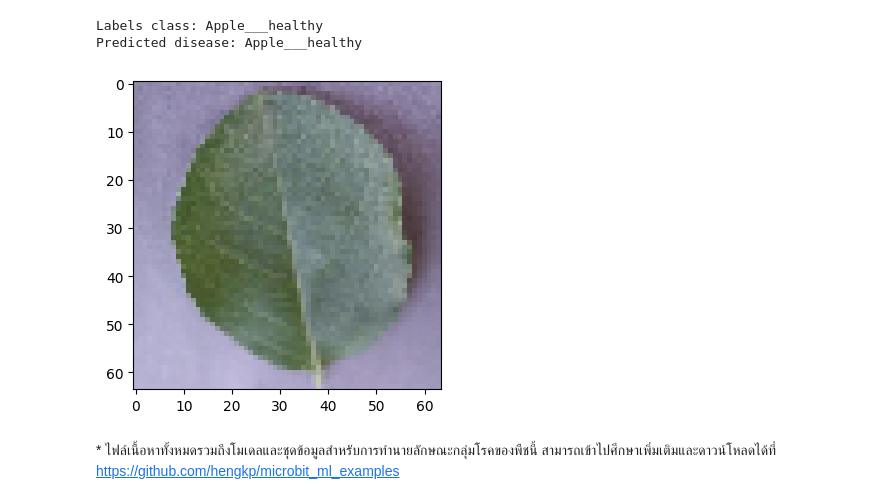
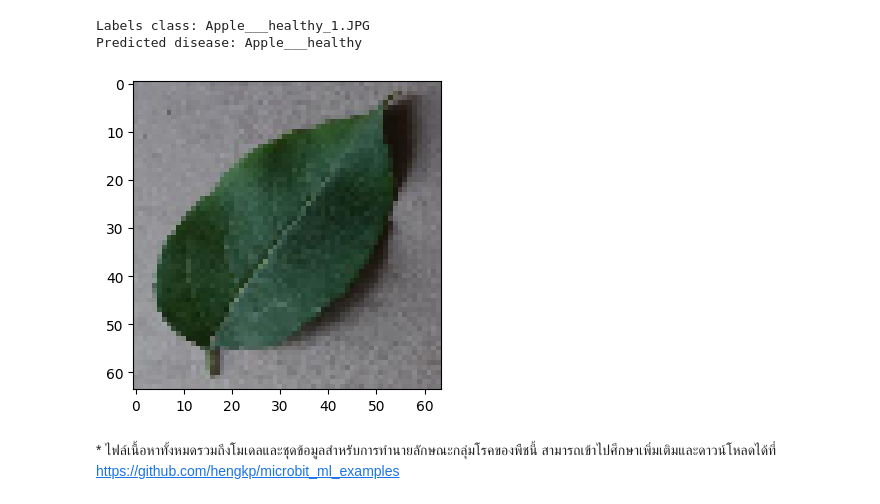
Before and after one commit to hengkp/microbit_ml_examples, a Jupyter notebook: plant disease prediction/plant_disease_prediction_sklearn.ipynb, the cells around one changed output. Cells and saved outputs as stored; diff of their text form; code cells hidden in the pictures.

```diff
--- a/plant disease prediction/plant_disease_prediction_sklearn.ipynb
+++ b/plant disease prediction/plant_disease_prediction_sklearn.ipynb
@@ -144,26 +244,26 @@ Accuracy: 0.31
 # %%
-#@title **ขั้นตอนที่ 4** ทำนายลักษณะกลุ่มโรคของพืชผ่านโมเดลที่เตรียมไว้
-#@markdown ในขั้นตอนนี้จะเป็นการนำเข้ารูปภาพที่ต้องการทำนายมาทดสอบผ่านโมเดลที่เตรียมไว้
+#@title **ขั้นตอนที่ 5** ทำนายลักษณะกลุ่มโรคของพืชผ่านโมเดลที่เตรียมไว้
+#@markdown &emsp;&emsp;&emsp;ในขั้นตอนนี้จะเป็นการนำเข้ารูปภาพที่ต้องการทำนายมาทดสอบผ่านโมเดลที่เตรียมไว้
 
 from matplotlib import pyplot as plt
 
 # นำเข้ารูปภาพที่ต้องการทดสอบ
-filename = 'Plant Leaf Disease Dataset/Apple___healthy/image (1).JPG'
+filename = 'Plant Leaf Disease Dataset/test/Apple___healthy_1.JPG'
 img = load_images(filename)
 img_input = np.array(img).reshape(1, -1)
 
 # ทำนายกลุ่มของรูปภาพที่ต้องการทดสอบ
 prediction = model.predict(img_input)
-print('Labels class:',filename.split('/')[-2])
+print('Labels class:',filename.split('/')[-1])
 print('Predicted disease:', prediction[0])
 
 # แสดงตัวอย่างภาพ
 fig = plt.figure(figsize=(4, 4)) # define size of figure
 plt.imshow(img) # display image in the figure
 plt.show()
 # %% [output]
-Labels class: Apple___healthy
+Labels class: Apple___healthy_1.JPG
 Predicted disease: Apple___healthy
-[figure, old version]
+[figure, new version]
 # %% [markdown]
 \* ไฟล์เนื้อหาทั้งหมดรวมถึงโมเดลและชุดข้อมูลสำหรับการทำนายลักษณะกลุ่มโรคของพืชนี้ สามารถเข้าไปศึกษาเพิ่มเติมและดาวน์โหลดได้ที่[ https://github.com/hengkp/microbit_ml_examples](https://github.com/hengkp/microbit_ml_examples/tree/main/microgreens%20growth%20prediction)
```
Also changed, not shown: parts of 6 cells of this notebook.
